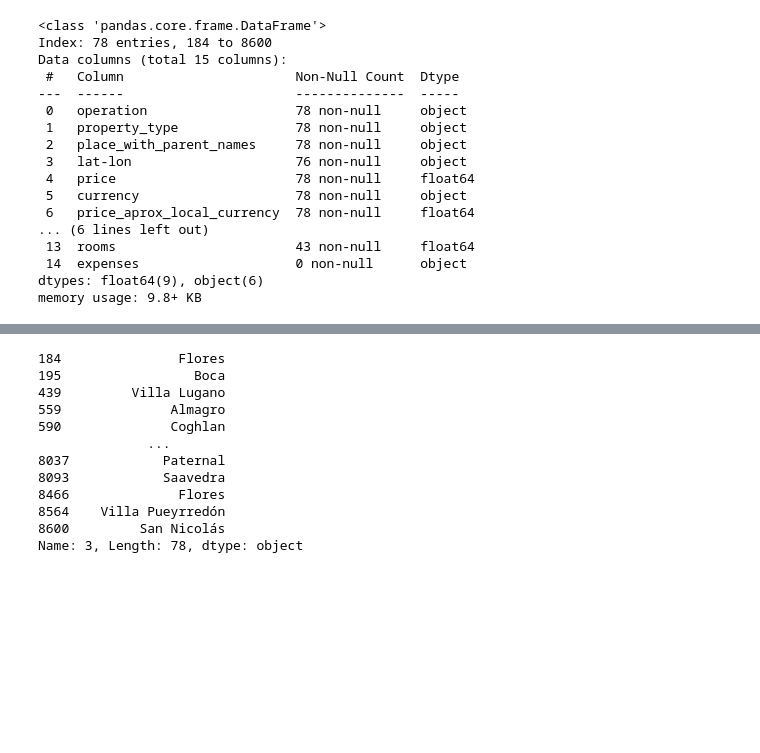
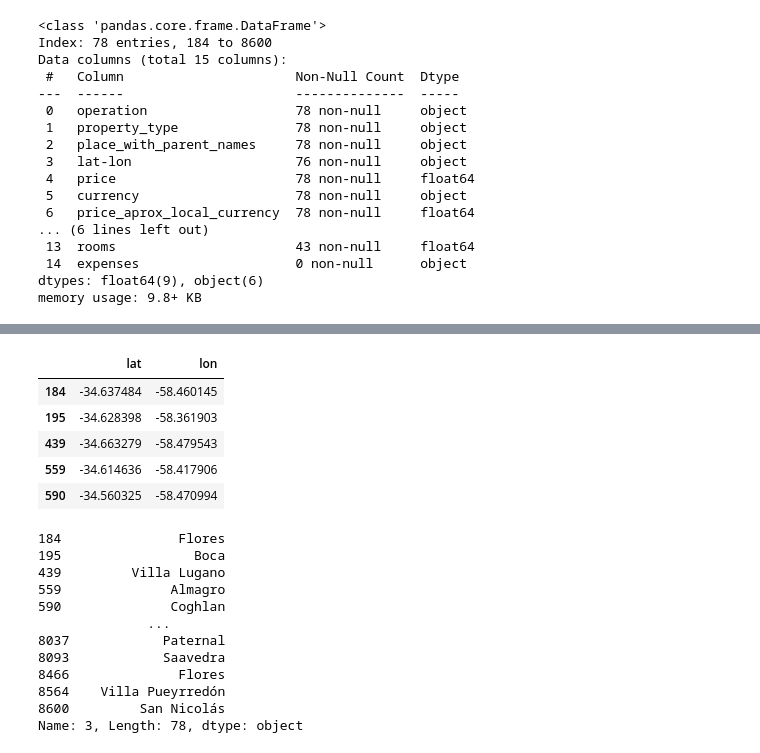
Before and after one commit to HXCLogic/Machine-Learning-382, a Jupyter notebook: lab-103-data-preparation/lab_103-data-preparation.ipynb, the cells around one changed output, grey strips where cells are left out. Saved outputs shown, nothing was run; the diff lists cells and outputs as text; code cells hidden in the pictures; blank space fills up the shorter version.

```diff
--- a/lab-103-data-preparation/lab_103-data-preparation.ipynb
+++ b/lab-103-data-preparation/lab_103-data-preparation.ipynb
@@ -542,9 +556,17 @@ See the caveats in the documentation: https://pandas.pydata.org/pandas-docs/stab
 # %%
 # Split "lat-lon" column
 df4 = (
     df3["lat-lon"].str.split(",", expand=True).astype(float)
 
 ).set_axis(["lat", "lon"], axis=1)
+df4.head()
+# %% [output]
+|  | lat | lon |
+| 184 | -34.637484 | -58.460145 |
+| 195 | -34.628398 | -58.361903 |
+| 439 | -34.663279 | -58.479543 |
+| 559 | -34.614636 | -58.417906 |
+| 590 | -34.560325 | -58.470994 |
 # %%
 df3['place_with_parent_names'].str.split('|', expand=True)[3]
 # %% [output]
```
Also changed, not shown: parts of 9 cells of this notebook.
